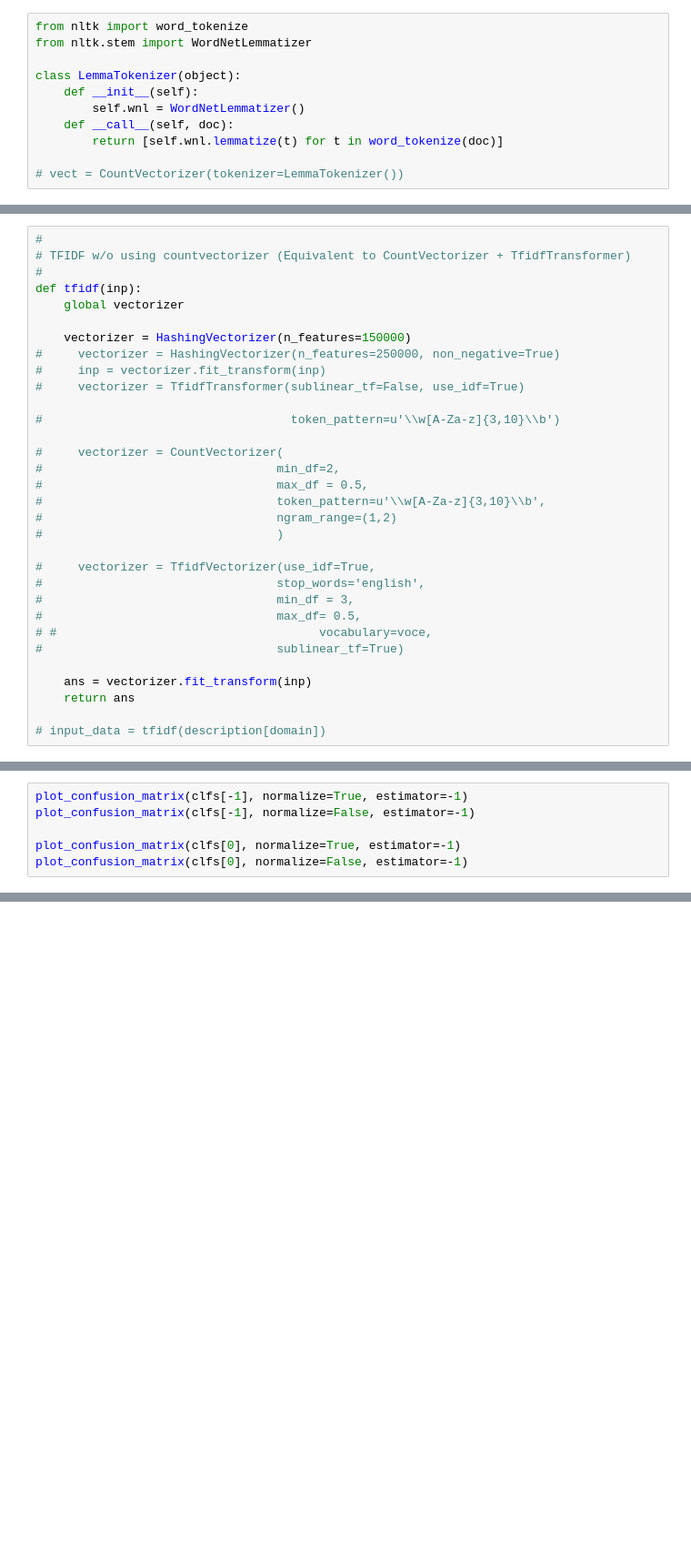
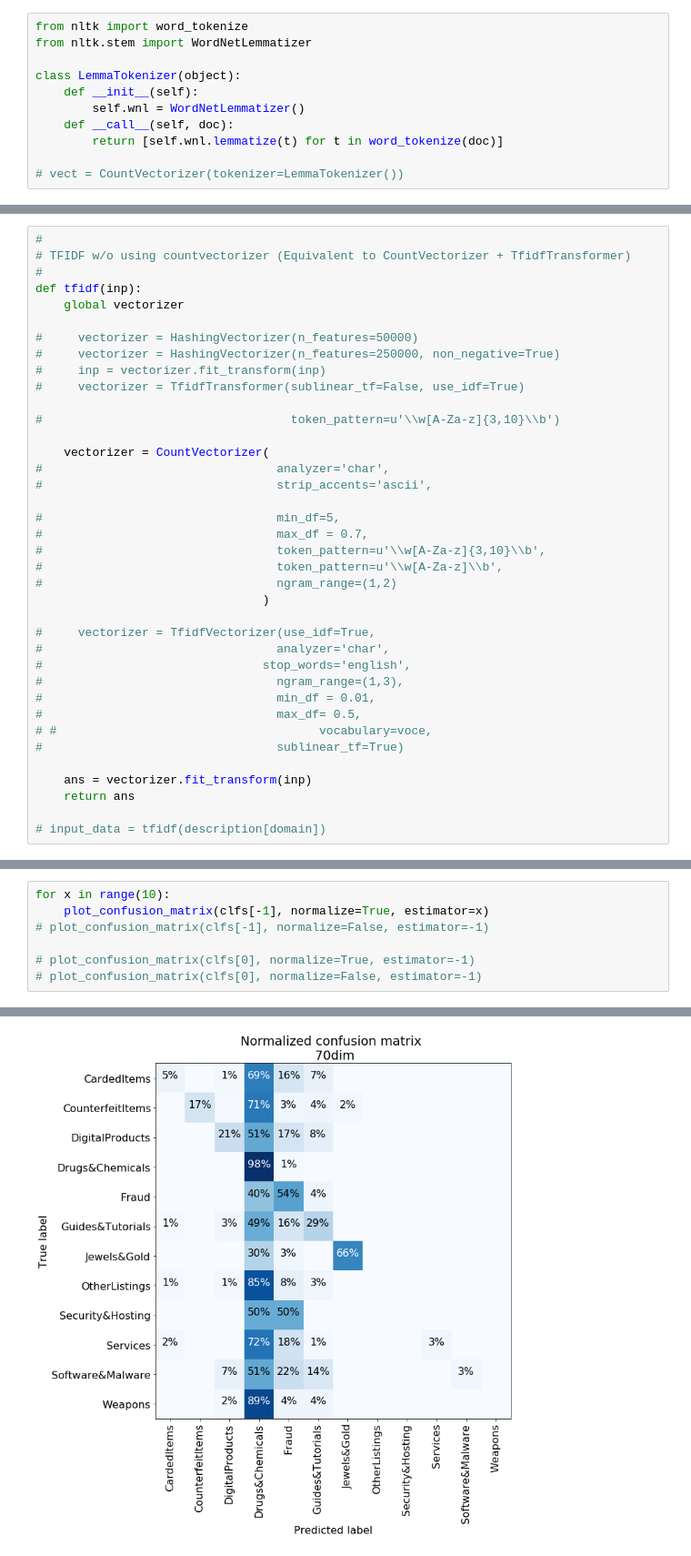
Before and after one commit to hampusadamsson/darknet_market_analyzis, a Jupyter notebook: dataset_ml.ipynb, the cells around one changed output, grey strips where cells are left out. Shown at 91% size. Cells and saved outputs as stored; diff of their text form; blank space fills up the shorter version.

```diff
--- a/dataset_ml.ipynb
+++ b/dataset_ml.ipynb
@@ -170,23 +585,29 @@ class LemmaTokenizer(object):
 def tfidf(inp):
     global vectorizer
 
-    vectorizer = HashingVectorizer(n_features=150000)
+#     vectorizer = HashingVectorizer(n_features=50000)
 #     vectorizer = HashingVectorizer(n_features=250000, non_negative=True)
 #     inp = vectorizer.fit_transform(inp)
 #     vectorizer = TfidfTransformer(sublinear_tf=False, use_idf=True)
 
 #                                   token_pattern=u'\\w[A-Za-z]{3,10}\\b')
 
-#     vectorizer = CountVectorizer(
-#                                 min_df=2,
-#                                 max_df = 0.5,
+    vectorizer = CountVectorizer(
+#                                 analyzer='char',
+#                                 strip_accents='ascii',
+
+#                                 min_df=5,
+#                                 max_df = 0.7,
 #                                 token_pattern=u'\\w[A-Za-z]{3,10}\\b',
+#                                 token_pattern=u'\\w[A-Za-z]\\b',
 #                                 ngram_range=(1,2)
-#                                 )
+                                )
 
 #     vectorizer = TfidfVectorizer(use_idf=True,
-#                                 stop_words='english',
-#                                 min_df = 3,
+#                                 analyzer='char',
+#                               stop_words='english',
+#                                 ngram_range=(1,3),
+#                                 min_df = 0.01,
 #                                 max_df= 0.5,
 # #                                     vocabulary=voce,
 #                                 sublinear_tf=True)
@@ -694,6 +798,8 @@ MemoryError:
 # %%
-plot_confusion_matrix(clfs[-1], normalize=True, estimator=-1)
-plot_confusion_matrix(clfs[-1], normalize=False, estimator=-1)
+for x in range(10):
+    plot_confusion_matrix(clfs[-1], normalize=True, estimator=x)
+# plot_confusion_matrix(clfs[-1], normalize=False, estimator=-1)
 
-plot_confusion_matrix(clfs[0], normalize=True, estimator=-1)
-plot_confusion_matrix(clfs[0], normalize=False, estimator=-1)
+# plot_confusion_matrix(clfs[0], normalize=True, estimator=-1)
+# plot_confusion_matrix(clfs[0], normalize=False, estimator=-1)
+# %% [output]
@@ -699,0 +807 @@ plot_confusion_matrix(clfs[0], normalize=False, estimator=-1)
+[figure, added]
```
Also changed, not shown: parts of 31 cells of this notebook.
